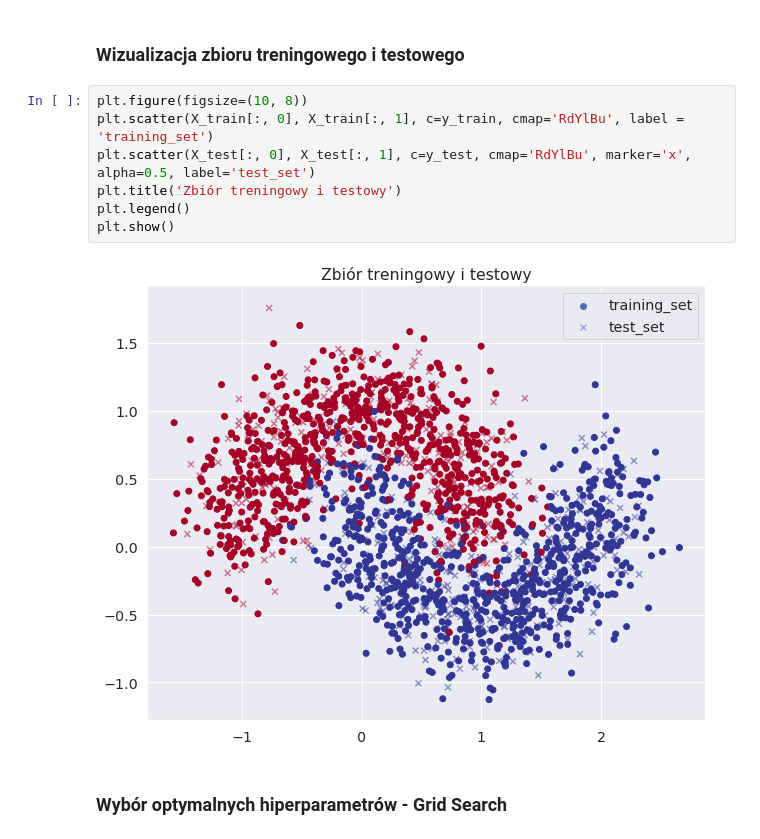
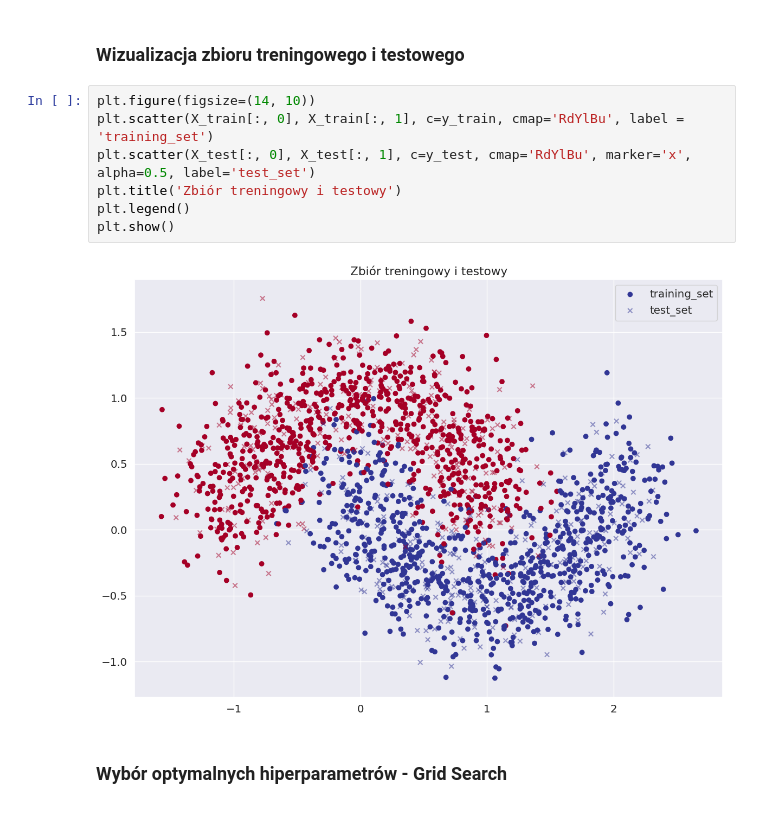
Before and after one commit to adalbertii/Modele---klasyfikacyjne, a Jupyter notebook: grid_search.ipynb, the cells around one changed output. Drawn from its saved outputs; the diff is of its cells as text.

```diff
--- a/grid_search.ipynb
+++ b/grid_search.ipynb
@@ -84,14 +84,14 @@ y_test shape: (500,)
 # %% [markdown]
 ### <a name='4'></a> Wizualizacja zbioru treningowego i testowego
 # %%
-plt.figure(figsize=(10, 8))
+plt.figure(figsize=(14, 10))
 plt.scatter(X_train[:, 0], X_train[:, 1], c=y_train, cmap='RdYlBu', label = 'training_set')
 plt.scatter(X_test[:, 0], X_test[:, 1], c=y_test, cmap='RdYlBu', marker='x', alpha=0.5, label='test_set')
 plt.title('Zbiór treningowy i testowy')
 plt.legend()
 plt.show()
 # %% [output]
-[figure, old version]
+[figure, new version]
 # %% [markdown]
 ### <a name='9'></a> Wybór optymalnych hiperparametrów - Grid Search
 # %%
```
Also changed, not shown: parts of 11 cells of this notebook.
